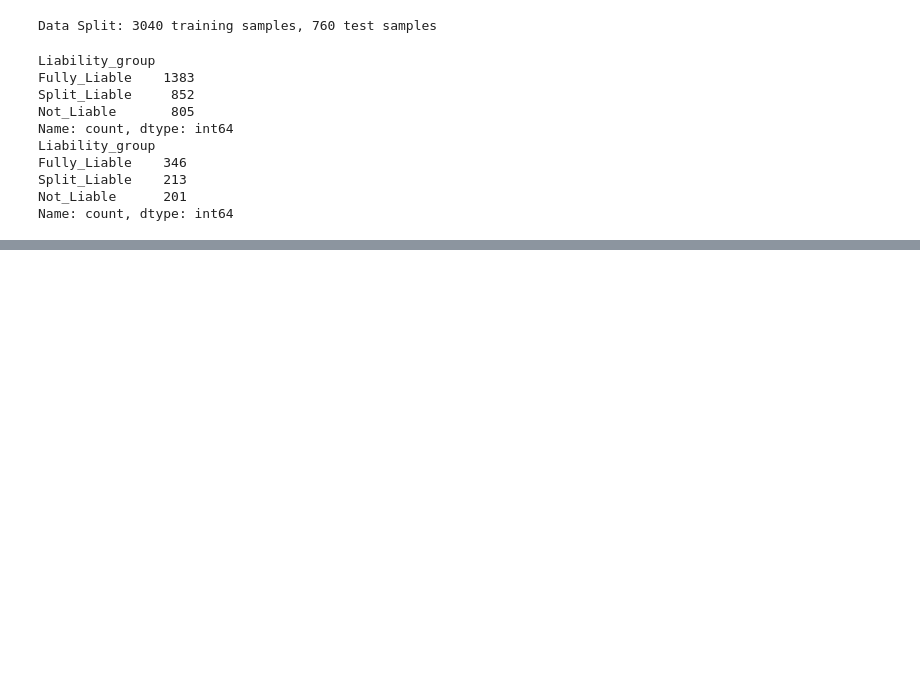
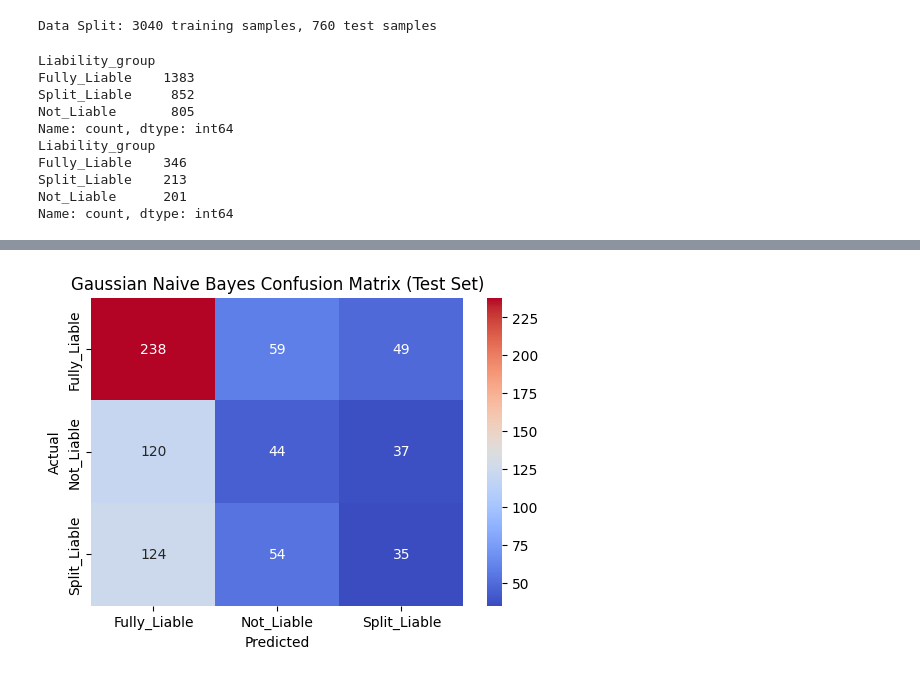
Before and after one commit to Nandana-Ajoy/Claims, a Jupyter notebook: notebooks/eda.ipynb, the cells around one changed output, grey strips where cells are left out. Drawn from its saved outputs; the diff is of its cells as text; code cells hidden in the pictures; blank space fills up the shorter version.

```diff
--- a/notebooks/eda.ipynb
+++ b/notebooks/eda.ipynb
@@ -413,20 +407,0 @@ import seaborn as sns
-# %%
-rf_model = RandomForestClassifier(
-    n_estimators=200,
-    max_depth=None,
-    random_state=42,
-    class_weight='balanced'
-)
-
-rf_model.fit(X_train_scaled, y_train)
-
-y_pred_train = rf_model.predict(X_train_scaled)
-y_pred_test = rf_model.predict(X_test_scaled)
-
-print("Random Forest Performance\n")
-
-print(f"Training Accuracy: {accuracy_score(y_train, y_pred_train):.4f}")
-print(f"Test Accuracy: {accuracy_score(y_test, y_pred_test):.4f}\n")
-
-print("Classification Report (Test Set):")
-print(classification_report(y_test, y_pred_test))
@@ -462,0 +430,49 @@ print([col for col in X_encoded.columns if "Liability_group" in col])
+# %%
+import numpy as np
+import pandas as pd
+from sklearn.naive_bayes import GaussianNB
+from sklearn.model_selection import cross_val_score, StratifiedKFold, GridSearchCV
+from sklearn.metrics import accuracy_score, classification_report, confusion_matrix
+import seaborn as sns
+import matplotlib.pyplot as plt
+
+gnb = GaussianNB()
+
+param_grid = {
+    'var_smoothing': [1e-12, 1e-11, 1e-10, 1e-9, 1e-8, 1e-7, 1e-6]
+}
+
+cv = StratifiedKFold(n_splits=5, shuffle=True, random_state=42)
+
+grid = GridSearchCV(
+    estimator=gnb,
+    param_grid=param_grid,
+    scoring='accuracy',
+    cv=cv,
+    n_jobs=-1,
+    verbose=1
+)
+
+grid.fit(X_train_scaled, y_train)
+
+print("Best Hyperparameters:", grid.best_params_)
+
+y_pred_train = grid.predict(X_train_scaled)
+y_pred_test = grid.predict(X_test_scaled)
+
+print("Gaussian Naive Bayes Performance\n")
+
+print(f"Training Accuracy: {accuracy_score(y_train, y_pred_train):.4f}")
+print(f"Test Accuracy: {accuracy_score(y_test, y_pred_test):.4f}\n")
+
+print("Classification Report (Test Set):")
+print(classification_report(y_test, y_pred_test))
+
+cm = confusion_matrix(y_test, y_pred_test, labels=grid.classes_)
+plt.figure(figsize=(6,4))
+sns.heatmap(cm, annot=True, fmt='d', cmap='coolwarm', xticklabels=grid.classes_, yticklabels=grid.classes_)
+plt.xlabel("Predicted")
+plt.ylabel("Actual")
+plt.title("Gaussian Naive Bayes Confusion Matrix (Test Set)")
+plt.show()
+# %% [output]
@@ -462,0 +496 @@ print([col for col in X_encoded.columns if "Liability_group" in col])
+[figure, added]
```
Also changed, not shown: parts of 11 cells of this notebook.
